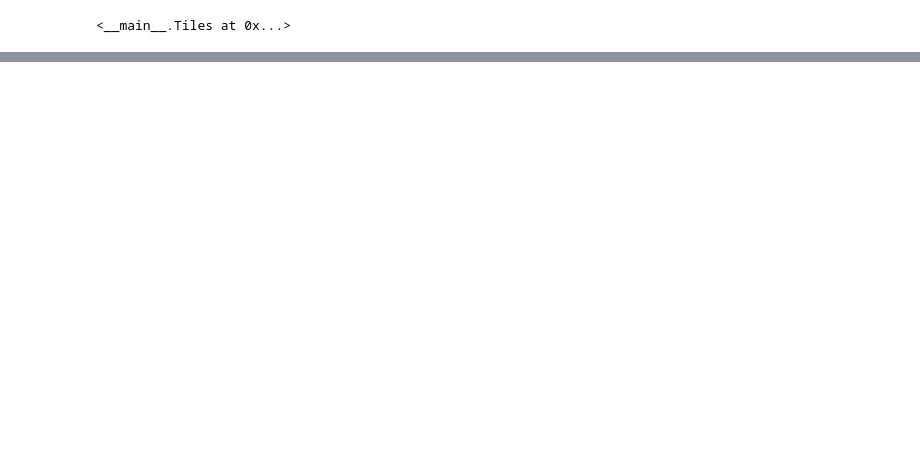
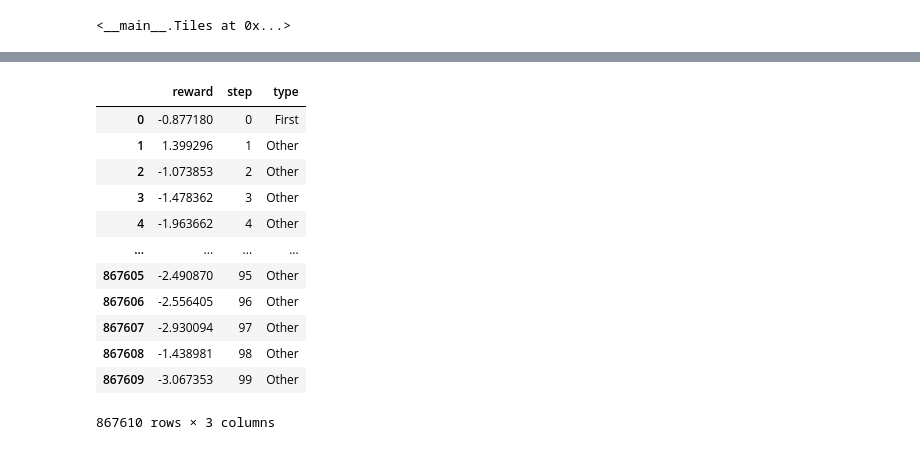
Before and after one commit to guidj/drmdp-fnapprox, a Jupyter notebook: notebooks/state_projection/x02-tiling-projection-envs.ipynb, the cells around one changed output, grey strips where cells are left out. Saved outputs shown, nothing was run; the diff lists cells and outputs as text; code cells hidden in the pictures; blank space fills up the shorter version.

```diff
--- a/notebooks/state_projection/x02-tiling-projection-envs.ipynb
+++ b/notebooks/state_projection/x02-tiling-projection-envs.ipynb
@@ -796,0 +797,21 @@ rwe_scatterplot(
+# %%
+def tmp():
+    env = gym.make("LunarLander-v3")
+
+    samples = []
+    for i in range(10000):
+        obs, _ = env.reset()
+        for j in range(100):
+            observation, reward, terminated, truncated, info = env.step(env.action_space.sample())
+            done = terminated or truncated
+            samples.append(
+                {
+                    "reward": reward,
+                    "step": j
+                }
+            )
+            if done:
+                break
+    return pd.DataFrame(samples)
+# %%
+df_tmp = tmp()
@@ -796,0 +834,18 @@ rwe_scatterplot(
+# %%
+df_tmp["type"] = df_tmp["step"].apply(lambda step: "First" if step == 0 else "Other")
+# %%
+df_tmp
+# %% [output]
+|  | reward | step | type |
+| 0 | -0.877180 | 0 | First |
+| 1 | 1.399296 | 1 | Other |
+| 2 | -1.073853 | 2 | Other |
+| 3 | -1.478362 | 3 | Other |
+| 4 | -1.963662 | 4 | Other |
+| ... | ... | ... | ... |
+| 867605 | -2.490870 | 95 | Other |
+| 867606 | -2.556405 | 96 | Other |
+| 867607 | -2.930094 | 97 | Other |
+| 867608 | -1.438981 | 98 | Other |
+| 867609 | -3.067353 | 99 | Other |
+867610 rows × 3 columns
```
Also changed, not shown: parts of 47 cells of this notebook, 1 other file.
